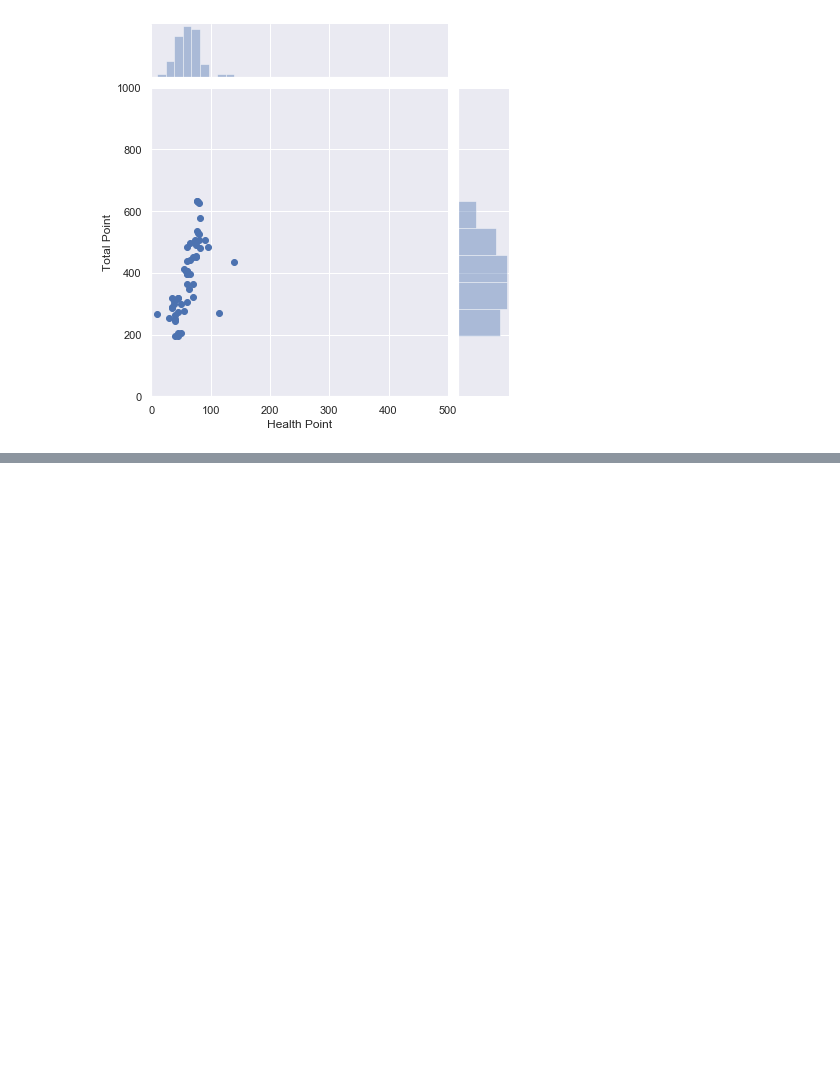
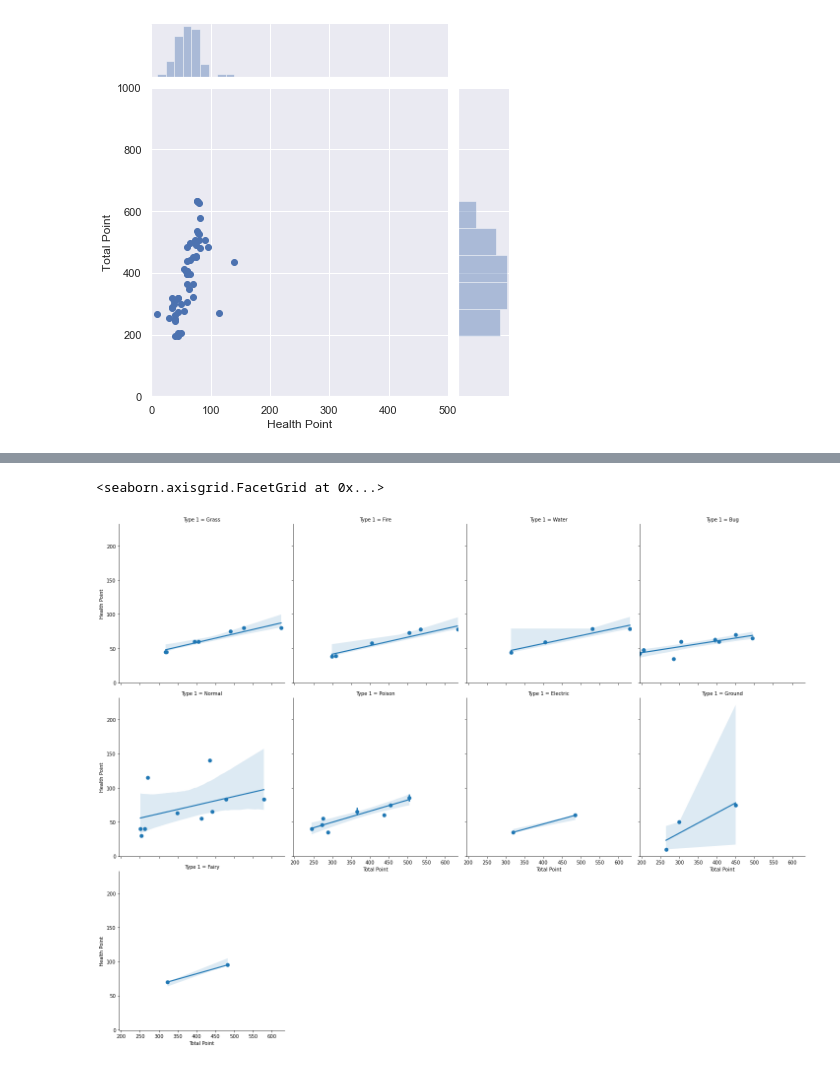
Before and after one commit to melwinmpk/python_datascience, a Jupyter notebook: Seaborn.ipynb, the cells around one changed output, grey strips where cells are left out. Drawn from its saved outputs; the diff is of its cells as text; code cells hidden in the pictures; blank space fills up the shorter version.

```diff
--- a/Seaborn.ipynb
+++ b/Seaborn.ipynb
@@ -95,0 +103,9 @@ sns.jointplot(x = 'Health Point', y = 'Total Point', data = pok_data, xlim= {0,5
+# %%
+# You will get it colum wise if we set colum
+# to set the graph as 4 graph in a row
+sns.lmplot(x = 'Total Point',
+           y = 'Health Point', data = pok_data,
+           x_estimator = np.mean, col = 'Type 1', col_wrap = 4)
+# %% [output]
+<seaborn.axisgrid.FacetGrid at 0x...>
+[figure, added]
```
Also changed, not shown: parts of 19 cells of this notebook, 1 other file.
